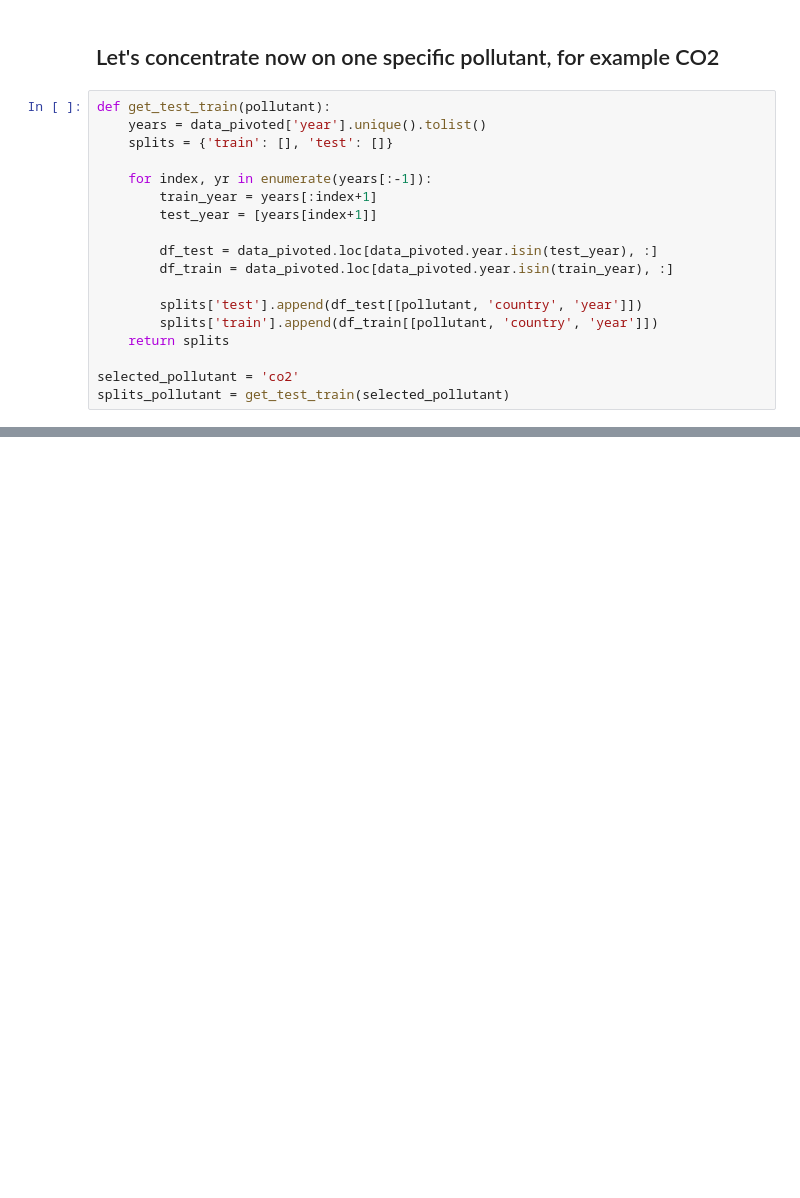
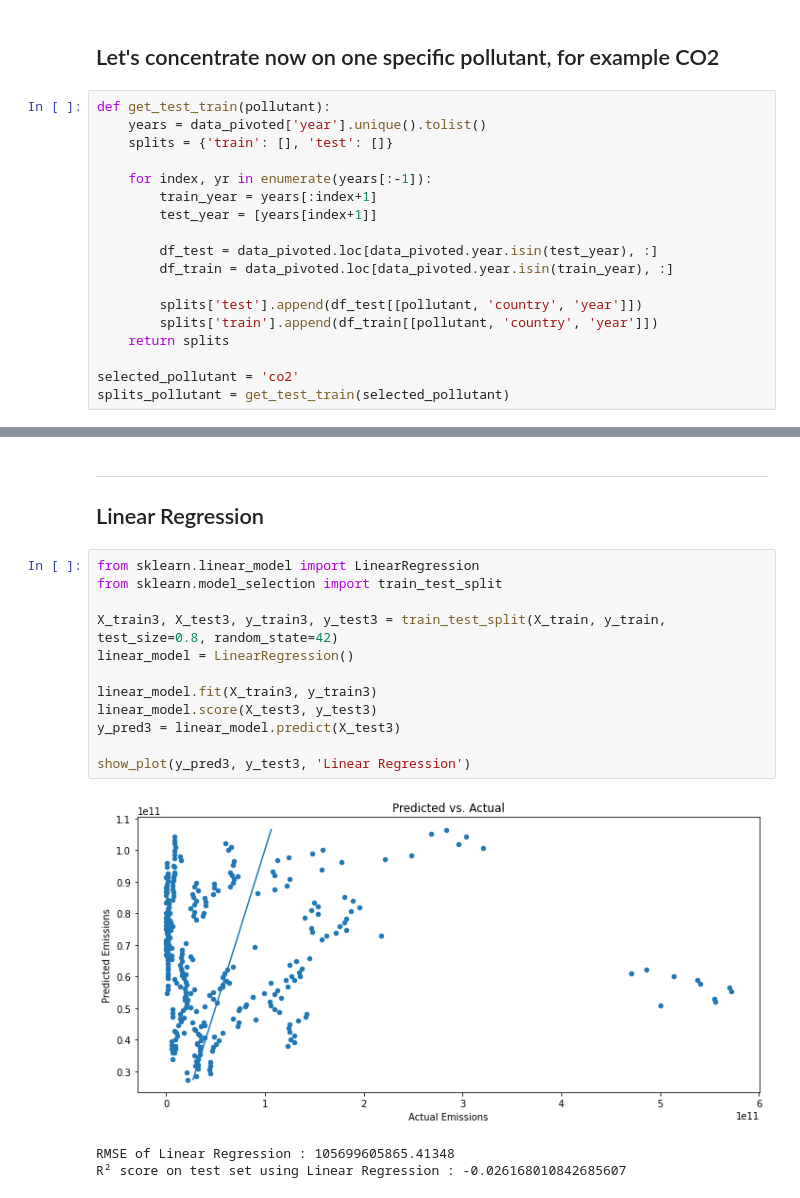
Before and after one commit to taredalen/AirPollutionPrediction, a Jupyter notebook: prediction/F1Prediction.ipynb, the cells around one changed output, grey strips where cells are left out. Cells and saved outputs as stored; diff of their text form; blank space fills up the shorter version.

```diff
--- a/prediction/F1Prediction.ipynb
+++ b/prediction/F1Prediction.ipynb
@@ -311,0 +273,19 @@ _ = ax.legend()
+# %% [markdown]
+---
+## Linear Regression
+# %%
+from sklearn.linear_model import LinearRegression
+from sklearn.model_selection import train_test_split
+
+X_train3, X_test3, y_train3, y_test3 = train_test_split(X_train, y_train, test_size=0.8, random_state=42)
+linear_model = LinearRegression()
+
+linear_model.fit(X_train3, y_train3)
+linear_model.score(X_test3, y_test3)
+y_pred3 = linear_model.predict(X_test3)
+
+show_plot(y_pred3, y_test3, 'Linear Regression')
+# %% [output]
+[figure, added]
+RMSE of Linear Regression : 105699605865.41348
+R² score on test set using Linear Regression : -0.026168010842685607
```
Also changed, not shown: parts of 15 cells of this notebook.
